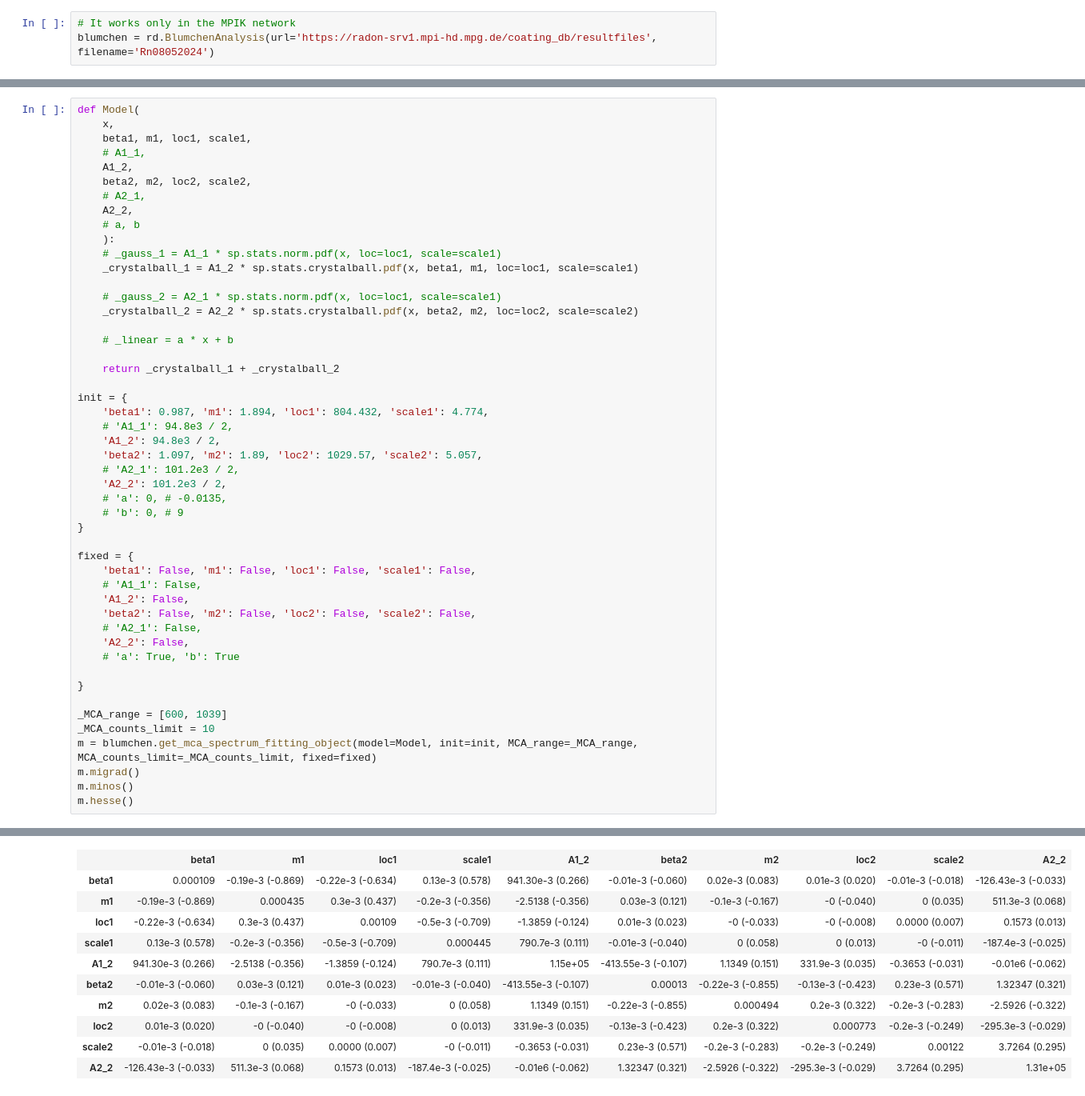
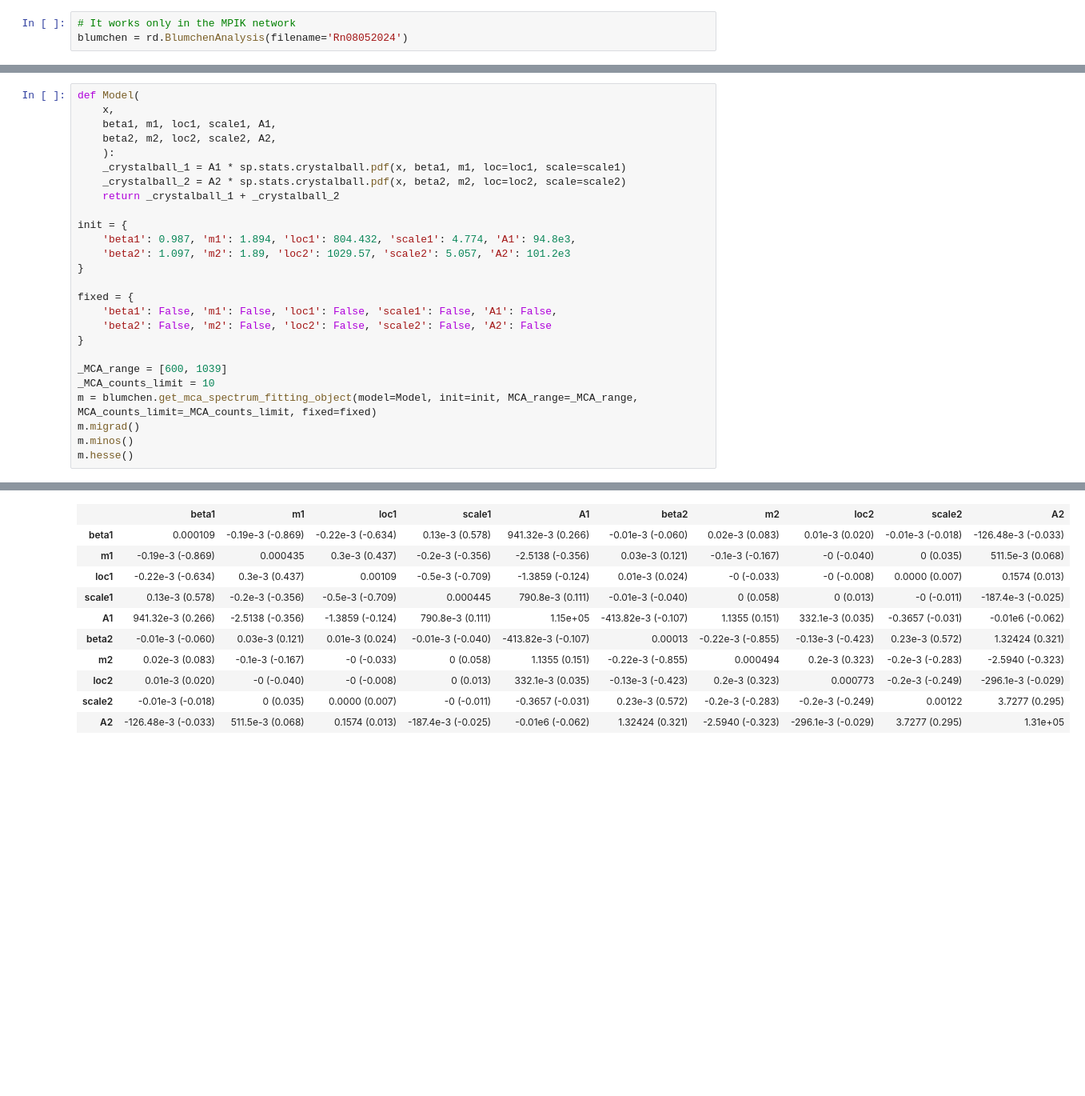
Before and after one commit to GiovanniVolta/RadDetect, a Jupyter notebook: tutorials/blumchen.ipynb, the cells around one changed output, grey strips where cells are left out. Shown at 80% size. Cells and saved outputs as stored; diff of their text form; blank space fills up the shorter version.

```diff
--- a/tutorials/blumchen.ipynb
+++ b/tutorials/blumchen.ipynb
@@ -11,7 +11,7 @@ from scipy.stats import crystalball
 from scipy.stats import norm
 # %%
 # It works only in the MPIK network
-blumchen = rd.BlumchenAnalysis(url='https://radon-srv1.mpi-hd.mpg.de/coating_db/resultfiles', filename='Rn08052024')
+blumchen = rd.BlumchenAnalysis(filename='Rn08052024')
 # %% [output]
 Retrieving data from https://radon-srv1.mpi-hd.mpg.de/coating_db/resultfiles/Rn08052024/rn08052024.root
 # %%
@@ -23,44 +23,21 @@ blumchen.get_base_plot(n_channels=500, n_timestamp=200)
 # %%
 def Model(
     x,
-    beta1, m1, loc1, scale1,
-    # A1_1,
-    A1_2,
-    beta2, m2, loc2, scale2,
-    # A2_1,
-    A2_2,
-    # a, b
+    beta1, m1, loc1, scale1, A1,
+    beta2, m2, loc2, scale2, A2,
     ):
-    # _gauss_1 = A1_1 * sp.stats.norm.pdf(x, loc=loc1, scale=scale1)
-    _crystalball_1 = A1_2 * sp.stats.crystalball.pdf(x, beta1, m1, loc=loc1, scale=scale1)
-
-    # _gauss_2 = A2_1 * sp.stats.norm.pdf(x, loc=loc1, scale=scale1)
-    _crystalball_2 = A2_2 * sp.stats.crystalball.pdf(x, beta2, m2, loc=loc2, scale=scale2)
-
-    # _linear = a * x + b
-
+    _crystalball_1 = A1 * sp.stats.crystalball.pdf(x, beta1, m1, loc=loc1, scale=scale1)
+    _crystalball_2 = A2 * sp.stats.crystalball.pdf(x, beta2, m2, loc=loc2, scale=scale2)
     return _crystalball_1 + _crystalball_2
 
 init = {
-    'beta1': 0.987, 'm1': 1.894, 'loc1': 804.432, 'scale1': 4.774,
-    # 'A1_1': 94.8e3 / 2,
-    'A1_2': 94.8e3 / 2,
-    'beta2': 1.097, 'm2': 1.89, 'loc2': 1029.57, 'scale2': 5.057,
-    # 'A2_1': 101.2e3 / 2,
-    'A2_2': 101.2e3 / 2,
-    # 'a': 0, # -0.0135,
-    # 'b': 0, # 9
+    'beta1': 0.987, 'm1': 1.894, 'loc1': 804.432, 'scale1': 4.774, 'A1': 94.8e3,
+    'beta2': 1.097, 'm2': 1.89, 'loc2': 1029.57, 'scale2': 5.057, 'A2': 101.2e3
 }
 
 fixed = {
-    'beta1': False, 'm1': False, 'loc1': False, 'scale1': False,
-    # 'A1_1': False,
-    'A1_2': False,
-    'beta2': False, 'm2': False, 'loc2': False, 'scale2': False,
-    # 'A2_1': False,
-    'A2_2': False,
-    # 'a': True, 'b': True
-
+    'beta1': False, 'm1': False, 'loc1': False, 'scale1': False, 'A1': False,
+    'beta2': False, 'm2': False, 'loc2': False, 'scale2': False, 'A2': False
 }
 
 _MCA_range = [600, 1039]
@@ -91,19 +79,19 @@ m.hesse()
 | Error | -0.01 | 0.01 | -0.021 | 0.021 | -0.033 | 0.033 | -0.021 | 0.021 | -0.34e3 | 0.34e3 | -0.011 | ... |
 | Valid | True | True | True | True | True | True | True | True | True | True | True | ... |
 | At Limit | False | False | False | False | False | False | False | False | False | False | False | ... |
 | Max FCN | False | False | False | False | False | False | False | False | False | False | False | ... |
 | New Min | False | False | False | False | False | False | False | False | False | False | False | ... |
-|  | beta1 | m1 | loc1 | scale1 | A1_2 | beta2 | m2 | loc2 | scale2 | A2_2 |
-| beta1 | 0.000109 | -0.19e-3 (-0.869) | -0.22e-3 (-0.634) | 0.13e-3 (0.578) | 941.30e-3 (0.266) | -0.01e-3 (-0.060) | 0.02e-3 (0.083) | 0.01e-3 (0.020) | -0.01e-3 (-0.018) | -126.43e-3 (-0.033) |
-| m1 | -0.19e-3 (-0.869) | 0.000435 | 0.3e-3 (0.437) | -0.2e-3 (-0.356) | -2.5138 (-0.356) | 0.03e-3 (0.121) | -0.1e-3 (-0.167) | -0 (-0.040) | 0 (0.035) | 511.3e-3 (0.068) |
-| loc1 | -0.22e-3 (-0.634) | 0.3e-3 (0.437) | 0.00109 | -0.5e-3 (-0.709) | -1.3859 (-0.124) | 0.01e-3 (0.023) | -0 (-0.033) | -0 (-0.008) | 0.0000 (0.007) | 0.1573 (0.013) |
-| scale1 | 0.13e-3 (0.578) | -0.2e-3 (-0.356) | -0.5e-3 (-0.709) | 0.000445 | 790.7e-3 (0.111) | -0.01e-3 (-0.040) | 0 (0.058) | 0 (0.013) | -0 (-0.011) | -187.4e-3 (-0.025) |
-| A1_2 | 941.30e-3 (0.266) | -2.5138 (-0.356) | -1.3859 (-0.124) | 790.7e-3 (0.111) | 1.15e+05 | -413.55e-3 (-0.107) | 1.1349 (0.151) | 331.9e-3 (0.035) | -0.3653 (-0.031) | -0.01e6 (-0.062) |
-| beta2 | -0.01e-3 (-0.060) | 0.03e-3 (0.121) | 0.01e-3 (0.023) | -0.01e-3 (-0.040) | -413.55e-3 (-0.107) | 0.00013 | -0.22e-3 (-0.855) | -0.13e-3 (-0.423) | 0.23e-3 (0.571) | 1.32347 (0.321) |
-| m2 | 0.02e-3 (0.083) | -0.1e-3 (-0.167) | -0 (-0.033) | 0 (0.058) | 1.1349 (0.151) | -0.22e-3 (-0.855) | 0.000494 | 0.2e-3 (0.322) | -0.2e-3 (-0.283) | -2.5926 (-0.322) |
-| loc2 | 0.01e-3 (0.020) | -0 (-0.040) | -0 (-0.008) | 0 (0.013) | 331.9e-3 (0.035) | -0.13e-3 (-0.423) | 0.2e-3 (0.322) | 0.000773 | -0.2e-3 (-0.249) | -295.3e-3 (-0.029) |
-| scale2 | -0.01e-3 (-0.018) | 0 (0.035) | 0.0000 (0.007) | -0 (-0.011) | -0.3653 (-0.031) | 0.23e-3 (0.571) | -0.2e-3 (-0.283) | -0.2e-3 (-0.249) | 0.00122 | 3.7264 (0.295) |
-| A2_2 | -126.43e-3 (-0.033) | 511.3e-3 (0.068) | 0.1573 (0.013) | -187.4e-3 (-0.025) | -0.01e6 (-0.062) | 1.32347 (0.321) | -2.5926 (-0.322) | -295.3e-3 (-0.029) | 3.7264 (0.295) | 1.31e+05 |
+|  | beta1 | m1 | loc1 | scale1 | A1 | beta2 | m2 | loc2 | scale2 | A2 |
+| beta1 | 0.000109 | -0.19e-3 (-0.869) | -0.22e-3 (-0.634) | 0.13e-3 (0.578) | 941.32e-3 (0.266) | -0.01e-3 (-0.060) | 0.02e-3 (0.083) | 0.01e-3 (0.020) | -0.01e-3 (-0.018) | -126.48e-3 (-0.033) |
+| m1 | -0.19e-3 (-0.869) | 0.000435 | 0.3e-3 (0.437) | -0.2e-3 (-0.356) | -2.5138 (-0.356) | 0.03e-3 (0.121) | -0.1e-3 (-0.167) | -0 (-0.040) | 0 (0.035) | 511.5e-3 (0.068) |
+| loc1 | -0.22e-3 (-0.634) | 0.3e-3 (0.437) | 0.00109 | -0.5e-3 (-0.709) | -1.3859 (-0.124) | 0.01e-3 (0.024) | -0 (-0.033) | -0 (-0.008) | 0.0000 (0.007) | 0.1574 (0.013) |
+| scale1 | 0.13e-3 (0.578) | -0.2e-3 (-0.356) | -0.5e-3 (-0.709) | 0.000445 | 790.8e-3 (0.111) | -0.01e-3 (-0.040) | 0 (0.058) | 0 (0.013) | -0 (-0.011) | -187.4e-3 (-0.025) |
+| A1 | 941.32e-3 (0.266) | -2.5138 (-0.356) | -1.3859 (-0.124) | 790.8e-3 (0.111) | 1.15e+05 | -413.82e-3 (-0.107) | 1.1355 (0.151) | 332.1e-3 (0.035) | -0.3657 (-0.031) | -0.01e6 (-0.062) |
+| beta2 | -0.01e-3 (-0.060) | 0.03e-3 (0.121) | 0.01e-3 (0.024) | -0.01e-3 (-0.040) | -413.82e-3 (-0.107) | 0.00013 | -0.22e-3 (-0.855) | -0.13e-3 (-0.423) | 0.23e-3 (0.572) | 1.32424 (0.321) |
+| m2 | 0.02e-3 (0.083) | -0.1e-3 (-0.167) | -0 (-0.033) | 0 (0.058) | 1.1355 (0.151) | -0.22e-3 (-0.855) | 0.000494 | 0.2e-3 (0.323) | -0.2e-3 (-0.283) | -2.5940 (-0.323) |
+| loc2 | 0.01e-3 (0.020) | -0 (-0.040) | -0 (-0.008) | 0 (0.013) | 332.1e-3 (0.035) | -0.13e-3 (-0.423) | 0.2e-3 (0.323) | 0.000773 | -0.2e-3 (-0.249) | -296.1e-3 (-0.029) |
+| scale2 | -0.01e-3 (-0.018) | 0 (0.035) | 0.0000 (0.007) | -0 (-0.011) | -0.3657 (-0.031) | 0.23e-3 (0.572) | -0.2e-3 (-0.283) | -0.2e-3 (-0.249) | 0.00122 | 3.7277 (0.295) |
+| A2 | -126.48e-3 (-0.033) | 511.5e-3 (0.068) | 0.1574 (0.013) | -187.4e-3 (-0.025) | -0.01e6 (-0.062) | 1.32424 (0.321) | -2.5940 (-0.323) | -296.1e-3 (-0.029) | 3.7277 (0.295) | 1.31e+05 |
 # %%
 data, channels = blumchen.get_mca_histogram(MCA_range=[0, 1300])
 _data, _channels = blumchen.get_mca_histogram(MCA_range=_MCA_range)
```
Also changed, not shown: parts of 4 cells of this notebook, 1 other file.
